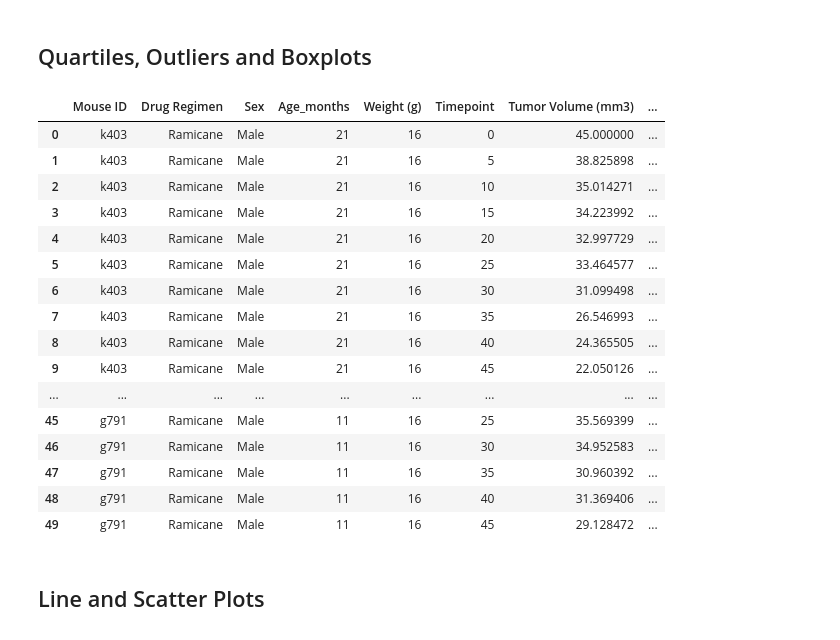
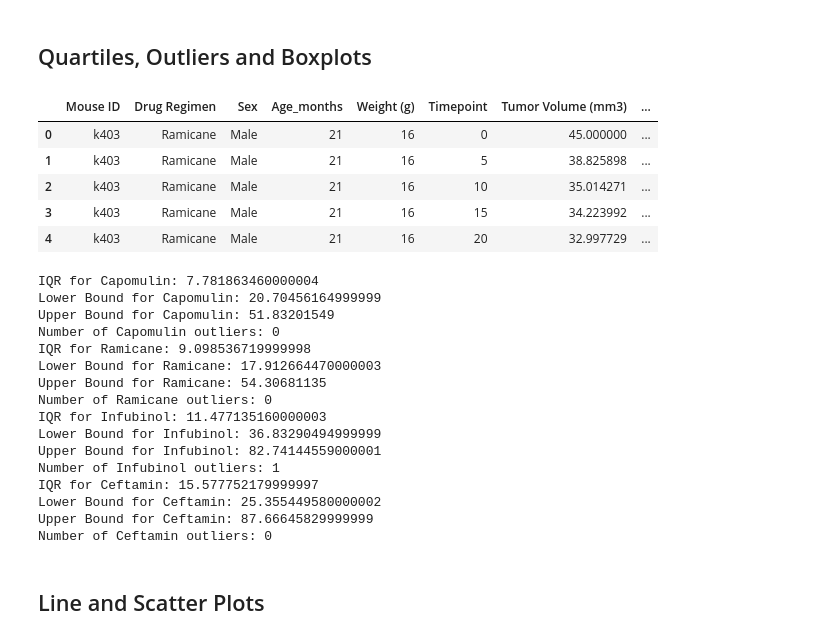
Before and after one commit to tonju27/Matplotlib-Challenge, a Jupyter notebook: Pymaceuticals/pymaceuticals_starter.ipynb, the cells around one changed output. Drawn from its saved outputs; the diff is of its cells as text; code cells hidden in the pictures.

```diff
--- a/Pymaceuticals/pymaceuticals_starter.ipynb
+++ b/Pymaceuticals/pymaceuticals_starter.ipynb
@@ -191,50 +191,84 @@ plt.show()
 # %%
 # Calculate the final tumor volume of each mouse across four of the treatment regimens:
 # Capomulin, Ramicane, Infubinol, and Ceftamin
 
 # Start by getting the last (greatest) timepoint for each mouse
 
 max_timepoint_df = pd.DataFrame(clean_mice_df.groupby("Mouse ID")["Timepoint"].max().sort_values()).reset_index().rename(columns={"Timepoint": "max_timepoint"})
 
 # Merge this group df with the original dataframe to get the tumor volume at the last timepoint
 
 merged_mice_df = pd.merge(mice_df, max_timepoint_df, on='Mouse ID')
-merged_mice_df.head(50)
+merged_mice_df.head()
 # %% [output]
 |  | Mouse ID | Drug Regimen | Sex | Age_months | Weight (g) | Timepoint | Tumor Volume (mm3) | ... |
 | 0 | k403 | Ramicane | Male | 21 | 16 | 0 | 45.000000 | ... |
 | 1 | k403 | Ramicane | Male | 21 | 16 | 5 | 38.825898 | ... |
 | 2 | k403 | Ramicane | Male | 21 | 16 | 10 | 35.014271 | ... |
 | 3 | k403 | Ramicane | Male | 21 | 16 | 15 | 34.223992 | ... |
 | 4 | k403 | Ramicane | Male | 21 | 16 | 20 | 32.997729 | ... |
-| 5 | k403 | Ramicane | Male | 21 | 16 | 25 | 33.464577 | ... |
-| 6 | k403 | Ramicane | Male | 21 | 16 | 30 | 31.099498 | ... |
-| 7 | k403 | Ramicane | Male | 21 | 16 | 35 | 26.546993 | ... |
-| 8 | k403 | Ramicane | Male | 21 | 16 | 40 | 24.365505 | ... |
-| 9 | k403 | Ramicane | Male | 21 | 16 | 45 | 22.050126 | ... |
-| ... | ... | ... | ... | ... | ... | ... | ... | ... |
-| 45 | g791 | Ramicane | Male | 11 | 16 | 25 | 35.569399 | ... |
-| 46 | g791 | Ramicane | Male | 11 | 16 | 30 | 34.952583 | ... |
-| 47 | g791 | Ramicane | Male | 11 | 16 | 35 | 30.960392 | ... |
-| 48 | g791 | Ramicane | Male | 11 | 16 | 40 | 31.369406 | ... |
-| 49 | g791 | Ramicane | Male | 11 | 16 | 45 | 29.128472 | ... |
 # %%
 # Put treatments into a list for for loop (and later for plot labels)
 
+treatments = ["Capomulin", "Ramicane", "Infubinol", "Ceftamin"]
 
 # Create empty list to fill with tumor vol data (for plotting)
 
+tumor_data_df = []
 
 # Calculate the IQR and quantitatively determine if there are any potential outliers.
 
 
     # Locate the rows which contain mice on each drug and get the tumor volumes
 
+for drug in treatments:
+    tumor_vol_df = merged_mice_df.loc[merged_mice_df["Drug Regimen"] == drug]
+
 
     # add subset
 
+    tumor_subset_df = tumor_vol_df.loc[tumor_vol_df["Timepoint"] == tumor_vol_df["max_timepoint"]]
+
+    tumor_vol = tumor_subset_df["Tumor Volume (mm3)"]
+    tumor_data_df.append(tumor_vol)
 
     # Determine outliers using upper and lower bounds
+
+    quartiles = tumor_vol.quantile([.25,.5,.75])
+    lowerq = quartiles[0.25]
+    upperq = quartiles[0.75]
+    iqr = upperq-lowerq
+    print(f"IQR for {drug}: {iqr}")
+
+    # Find upper and lower bounds to help identify outliers for each regimen
+
+    lower_bound = lowerq - (1.5*iqr)
+    upper_bound = upperq + (1.5*iqr)
+    print(f"Lower Bound for {drug}: {lower_bound}")
+    print(f"Upper Bound for {drug}: {upper_bound}")
+
+    # Quantitatively determine if there are any potential outliers
+
+    outliers = (tumor_vol.loc[(tumor_subset_df["Tumor Volume (mm3)"] >= upper_bound) |
+                                        (tumor_subset_df["Tumor Volume (mm3)"] <= lower_bound)]).count()
+    print(f"Number of {drug} outliers: {outliers}")
+# %% [output]
+IQR for Capomulin: 7.781863460000004
+Lower Bound for Capomulin: 20.70456164999999
+Upper Bound for Capomulin: 51.83201549
+Number of Capomulin outliers: 0
+IQR for Ramicane: 9.098536719999998
+Lower Bound for Ramicane: 17.912664470000003
+Upper Bound for Ramicane: 54.30681135
+Number of Ramicane outliers: 0
+IQR for Infubinol: 11.477135160000003
+Lower Bound for Infubinol: 36.83290494999999
+Upper Bound for Infubinol: 82.74144559000001
+Number of Infubinol outliers: 1
+IQR for Ceftamin: 15.577752179999997
+Lower Bound for Ceftamin: 25.355449580000002
+Upper Bound for Ceftamin: 87.66645829999999
+Number of Ceftamin outliers: 0
 # %%
 # Generate a box plot of the final tumor volume of each mouse across four regimens of interest
 # %% [markdown]
```
